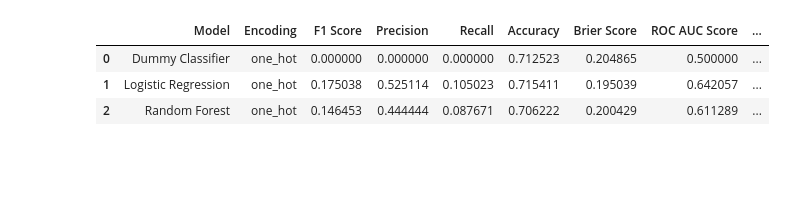
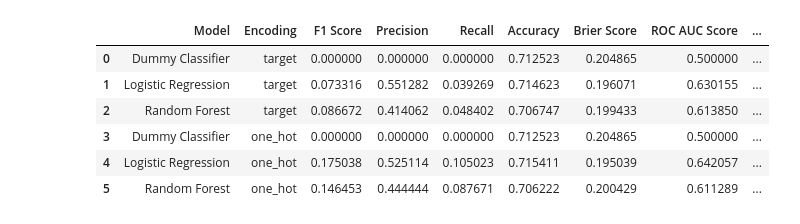
Before and after one commit to Tobias-Brock/periodontal-modeling, a Jupyter notebook: notebooks/improvement.ipynb, the cells around one changed output. Saved outputs shown, nothing was run; the diff lists cells and outputs as text; code cells hidden in the pictures; blank space fills up the shorter version.

```diff
--- a/notebooks/improvement.ipynb
+++ b/notebooks/improvement.ipynb
@@ -1,21 +1,26 @@
 # %%
 from periomod.wrapper import BenchmarkWrapper, EvaluatorWrapper
 
 wrapper = BenchmarkWrapper(
-    task="improve",
-    encodings=["one_hot"],
-    learners=["xgb", "rf", "lr"],
+    task="improvement",
+    encodings=["target", "one_hot"],
+    learners=["xgb", "lr", "rf", "mlp"],
     tuning_methods=["holdout"],
-    hpo_methods=["hebo"],
-    criteria=["f1"],
+    hpo_methods=["hebo", "rs"],
+    criteria=["f1", "brier_score"],
     sampling=[None],
-    n_configs=5,
+    factor=None,
+    n_configs=50,
     n_jobs=-1,
+    threshold_tuning=False,
 )
 
 wrapper.baseline()
 # %% [output]
 |  | Model | Encoding | F1 Score | Precision | Recall | Accuracy | Brier Score | ROC AUC Score | ... |
-| 0 | Dummy Classifier | one_hot | 0.000000 | 0.000000 | 0.000000 | 0.712523 | 0.204865 | 0.500000 | ... |
-| 1 | Logistic Regression | one_hot | 0.175038 | 0.525114 | 0.105023 | 0.715411 | 0.195039 | 0.642057 | ... |
-| 2 | Random Forest | one_hot | 0.146453 | 0.444444 | 0.087671 | 0.706222 | 0.200429 | 0.611289 | ... |
+| 0 | Dummy Classifier | target | 0.000000 | 0.000000 | 0.000000 | 0.712523 | 0.204865 | 0.500000 | ... |
+| 1 | Logistic Regression | target | 0.073316 | 0.551282 | 0.039269 | 0.714623 | 0.196071 | 0.630155 | ... |
+| 2 | Random Forest | target | 0.086672 | 0.414062 | 0.048402 | 0.706747 | 0.199433 | 0.613850 | ... |
+| 3 | Dummy Classifier | one_hot | 0.000000 | 0.000000 | 0.000000 | 0.712523 | 0.204865 | 0.500000 | ... |
+| 4 | Logistic Regression | one_hot | 0.175038 | 0.525114 | 0.105023 | 0.715411 | 0.195039 | 0.642057 | ... |
+| 5 | Random Forest | one_hot | 0.146453 | 0.444444 | 0.087671 | 0.706222 | 0.200429 | 0.611289 | ... |
```
Also changed, not shown: parts of 7 cells of this notebook, 35 other files.
